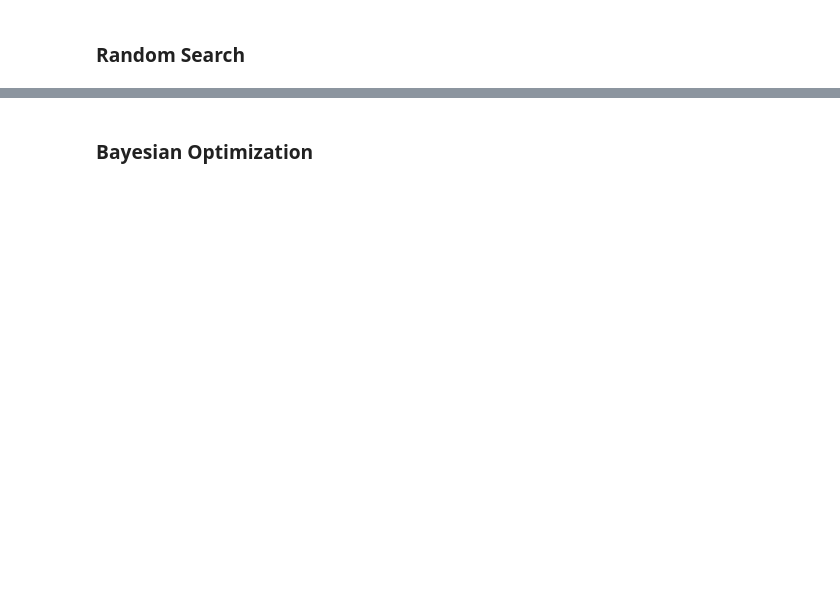
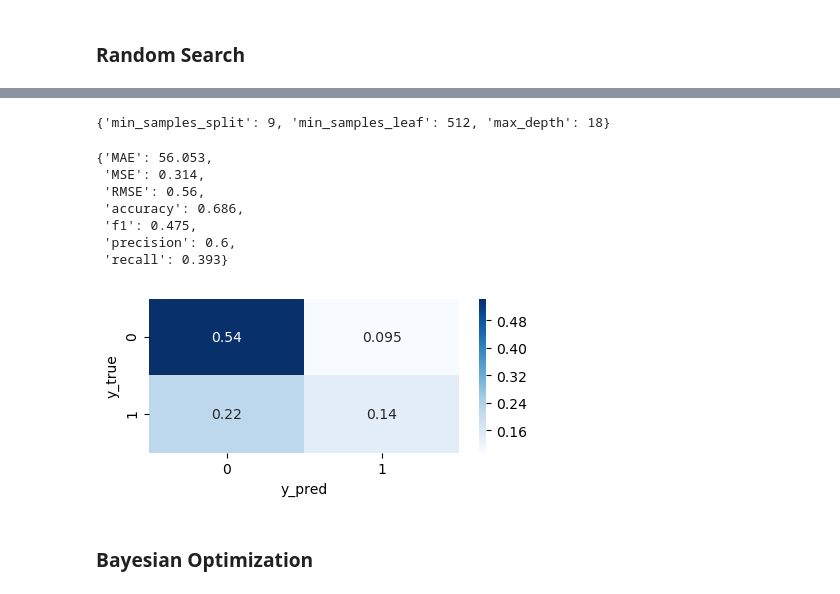
Before and after one commit to masam101376/kickstarter-projects, a Jupyter notebook: practice_marged.ipynb, the cells around one changed output, grey strips where cells are left out. Drawn from its saved outputs; the diff is of its cells as text; code cells hidden in the pictures; blank space fills up the shorter version.

Commit message:
Randomized search cv with DTC.

```diff
--- a/practice_marged.ipynb
+++ b/practice_marged.ipynb
@@ -1185,23 +1188,24 @@ summary['NeuralNetwork_pc'] = stats
 ### Random Search
 # %%
 parameters = {
-    # 'max_depth': Integer(1, 1000, 'uniform'),
-    # 'min_samples_leaf': Integer(1, 5000, 'uniform'),
-    'min_samples_split': Integer(1, 100, 'uniform')
+    'max_depth': np.arange(1, 31, dtype='int'),
+    'min_samples_leaf': np.arange(500, 1500, dtype='int'),
+    'min_samples_split': np.arange(1, 31, dtype='int')
 }
 
 model = DecisionTreeClassifier(
     criterion='gini',
-    max_depth=None,
-    min_samples_leaf=1000,
-    #  min_samples_split=3,
+    # max_depth=None,
+    # min_samples_leaf=1000,
+    # min_samples_split=3,
     random_state=1234)
 
 clf = RandomizedSearchCV(
-    estimator=model,
-    search_spaces=parameters,
-    n_iter=3,
-    cv=3
+    model,
+    parameters,
+    n_iter=30,
+    cv=3,
+    random_state=1234
 )
 
 clf.fit(X_pc, y)
@@ -1208,2 +1226,28 @@ clf.fit(X_pc, y)
+# %%
+clf.best_params_
+# %% [output]
+{'min_samples_split': 9, 'min_samples_leaf': 512, 'max_depth': 18}
+# %%
+clf = DecisionTreeClassifier(criterion='gini',
+                             max_depth=18,
+                             min_samples_leaf=512,
+                             min_samples_split=9,
+                             random_state=1234)
+
+res = CV(clf, X_pc, y)
+stats = errors_and_scores(res)
+pprint.pprint(stats)
+conf_mat(res)
+
+summary['DTC_RandomizedCV'] = stats
+# %% [output]
+{'MAE': 56.053,
+ 'MSE': 0.314,
+ 'RMSE': 0.56,
+ 'accuracy': 0.686,
+ 'f1': 0.475,
+ 'precision': 0.6,
+ 'recall': 0.393}
+[figure, added]
 # %% [markdown]
 ### Bayesian Optimization
```
Also changed, not shown: parts of 8 cells of this notebook.
